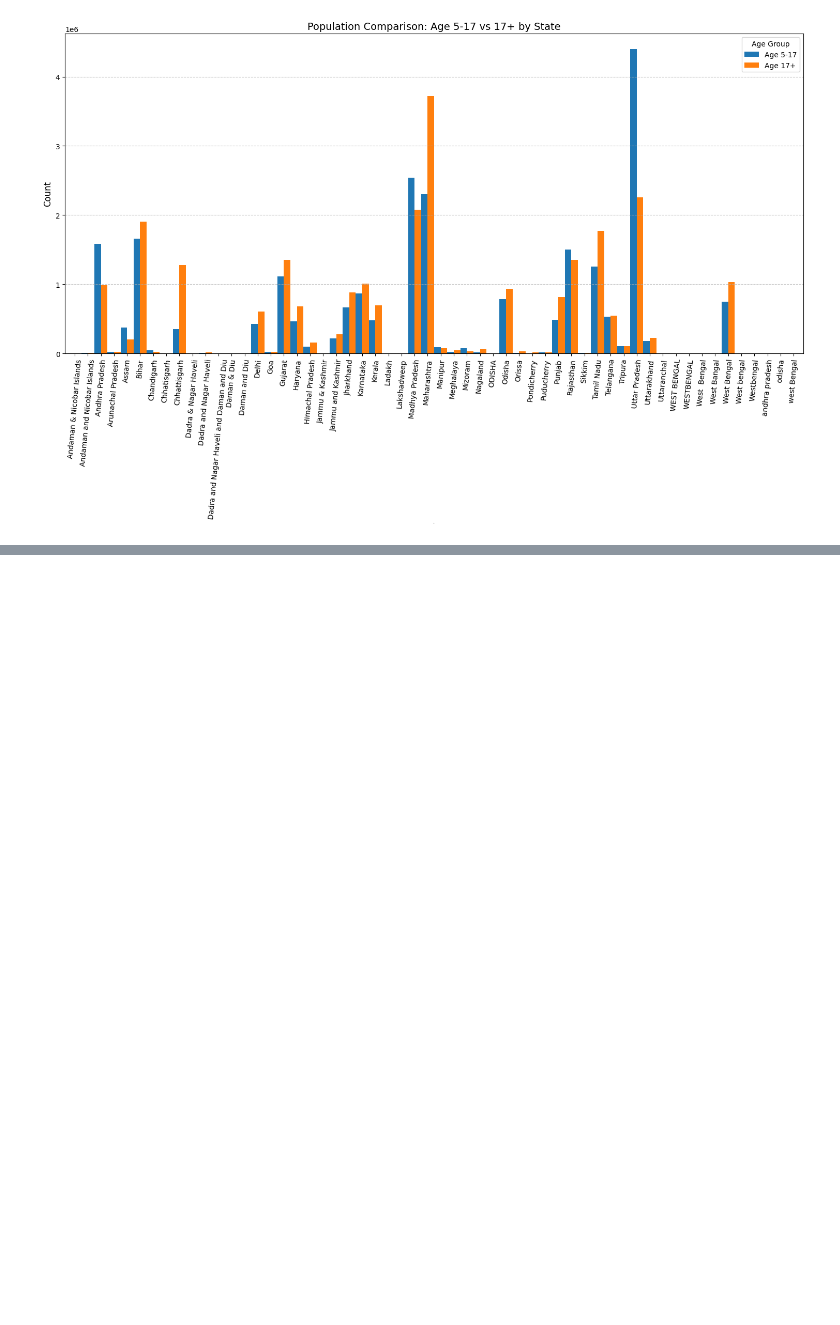
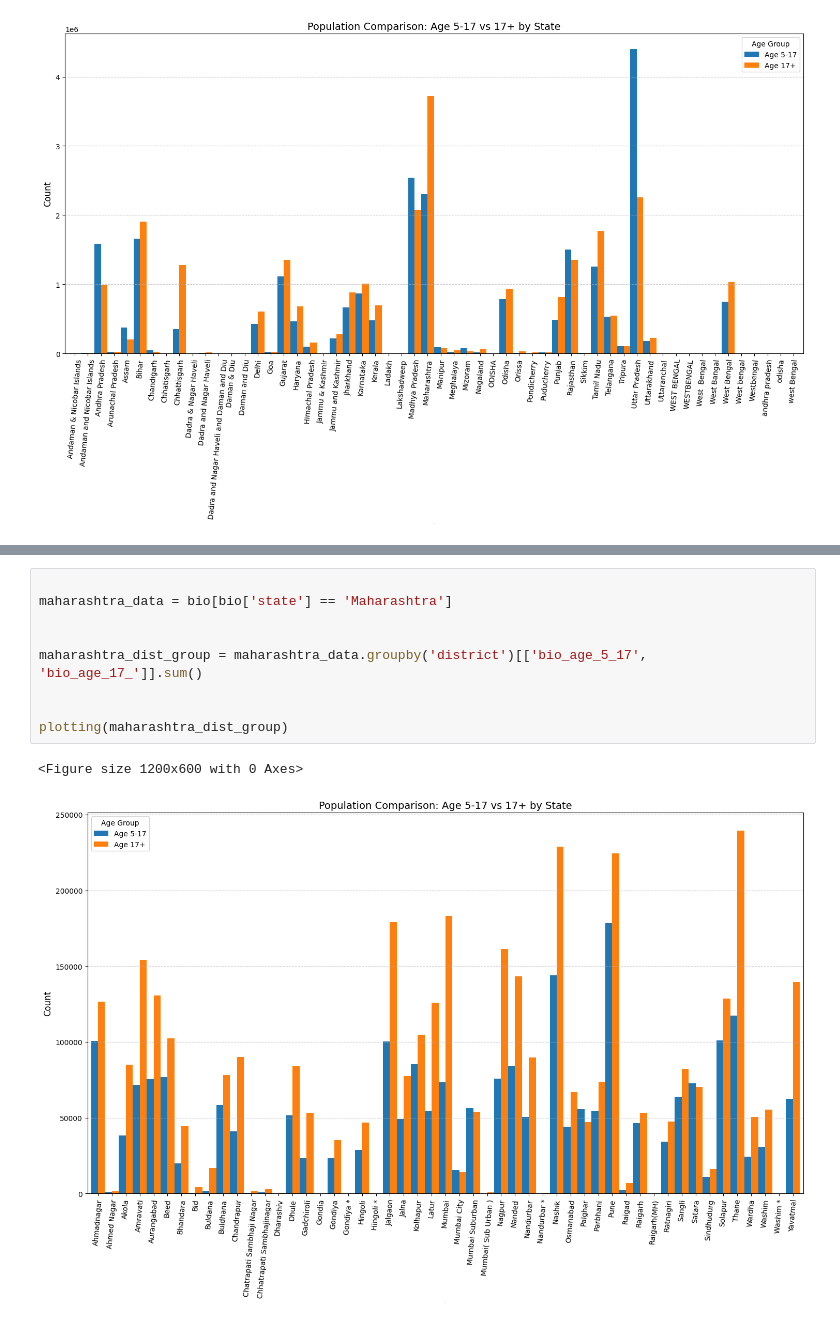
Before and after one commit to Cruciator18/Aadhar-analysis, a Jupyter notebook: biometric.ipynb, the cells around one changed output, grey strips where cells are left out. Saved outputs shown, nothing was run; the diff lists cells and outputs as text; blank space fills up the shorter version.

```diff
--- a/biometric.ipynb
+++ b/biometric.ipynb
@@ -199,0 +197,12 @@ plotting(kerala_dist_group)
+# %%
+
+maharashtra_data = bio[bio['state'] == 'Maharashtra']
+
+
+maharashtra_dist_group = maharashtra_data.groupby('district')[['bio_age_5_17', 'bio_age_17_']].sum()
+
+
+plotting(maharashtra_dist_group)
+# %% [output]
+<Figure size 1200x600 with 0 Axes>
+[figure, added]
```
Also changed, not shown: parts of 29 cells of this notebook.
